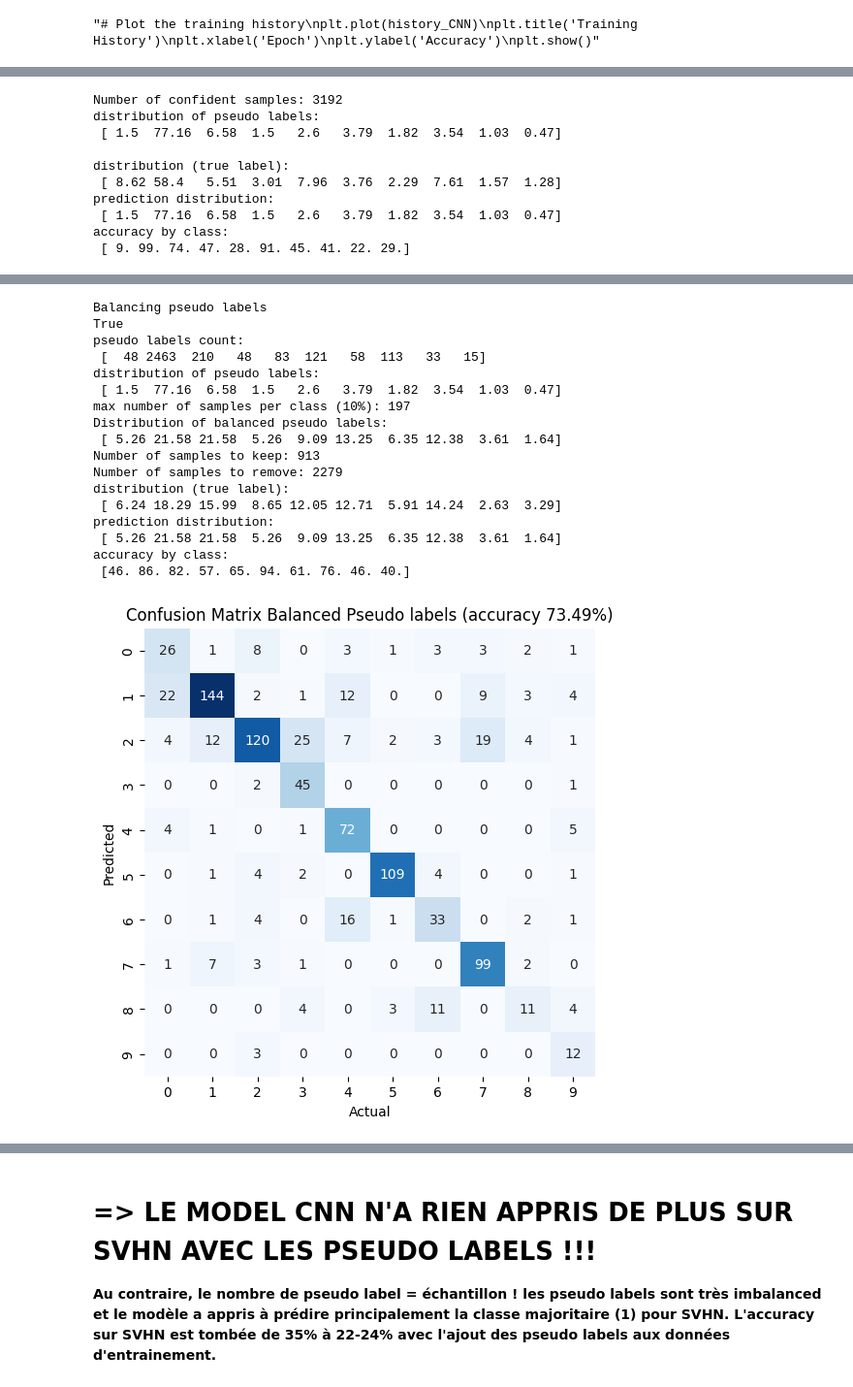
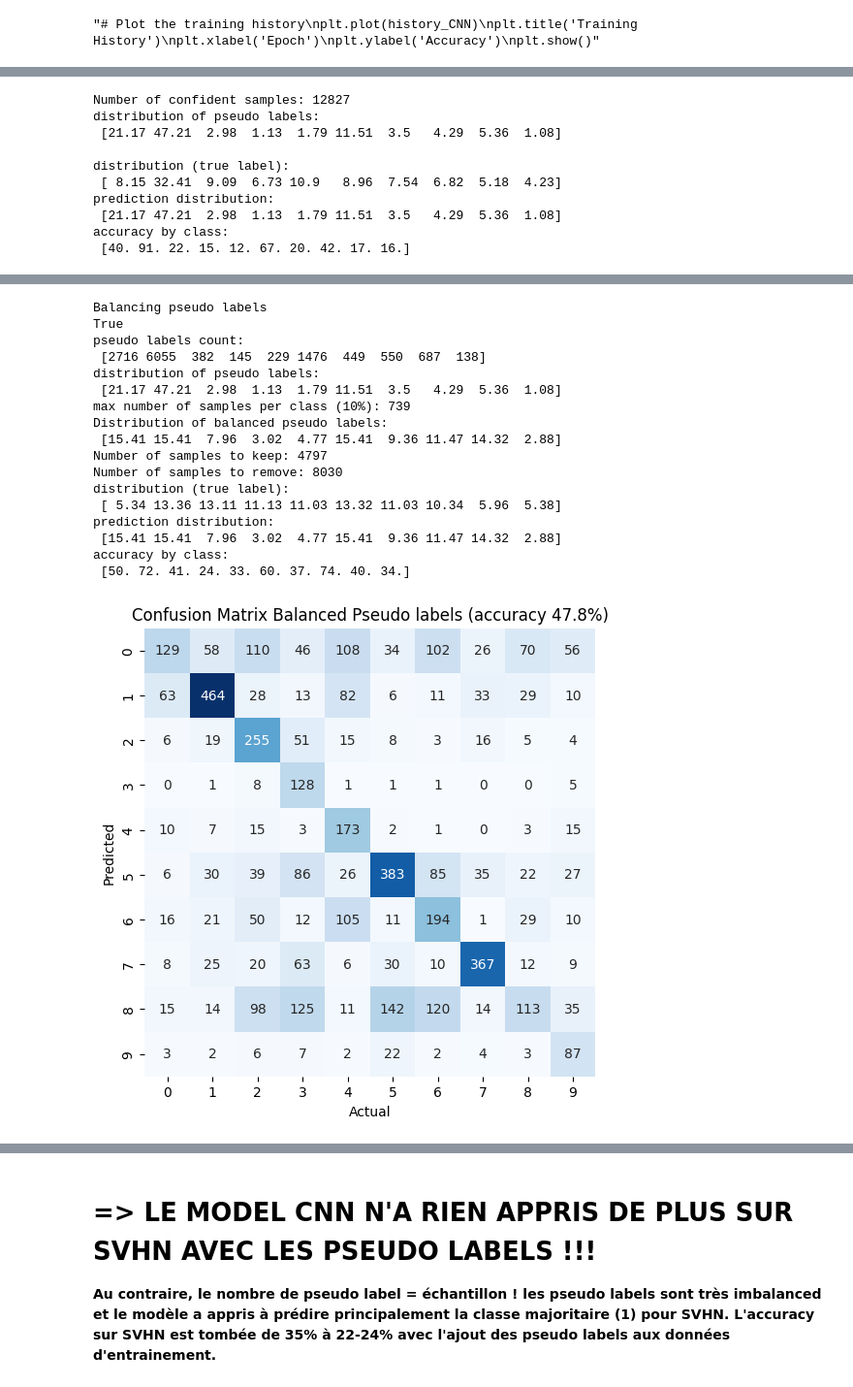
Before and after one commit to anaele-paris/domain_adaptation_MNIST_SVHN, a Jupyter notebook: CNN_CORAL_11-04-2024.ipynb, the cells around one changed output, grey strips where cells are left out. Shown at 97% size. Drawn from its saved outputs; the diff is of its cells as text; code cells hidden in the pictures.

Commit message:
completed CNN_ANN with corolrised MNIST - pseudo labels privded no results

```diff
--- a/CNN_CORAL_11-04-2024.ipynb
+++ b/CNN_CORAL_11-04-2024.ipynb
@@ -142,14 +142,16 @@ class ColorizedMNIST(Dataset):
 #test_mnist_colored = ColorizedMNIST(data, targets, transform=transforms.ToTensor())
 
 import pickle
-with open('mnist_colorized_gray.pkl', 'rb') as f:
-    mnist_colored_gray_img = pickle.load(f)
-print("mnist_colored_gray_img shape type mean, std, min max", mnist_colored_gray_img.shape, mnist_colored_gray_img.dtype, mnist_colored_gray_img.mean(), mnist_colored_gray_img.std(), mnist_colored_gray_img.min(), mnist_colored_gray_img.max())
-train_mnist_colored = ColorizedMNIST(data, targets, transform=transforms.ToTensor())
+with open('mnist_colorized_RGB.pkl', 'rb') as f:
+    data = pickle.load(f)
+print("mnist_colorized_gray TRAIN shape type mean, std, min max",
+      data.shape, data.dtype, data.mean(), data.std(), data.min(), data.max())
+train_mnist_colored = ColorizedMNIST(data, train_mnist_source.targets, transform=transforms.ToTensor())
 
 # Load the MNIST colored test data
-saved_data = torch.load('colorized_mnist_gray_test.pth')
-data = mnist_colored_gray_img
-targets = train_mnist_source.targets
-test_mnist_colored = ColorizedMNIST(data, targets, transform=transforms.ToTensor())
+with open('mnist_colorized_RGB_test.pkl', 'rb') as f:
+    data = pickle.load(f)
+print("mnist_colorized_gray TEST shape type mean, std, min max",
+      data.shape, data.dtype, data.mean(), data.std(), data.min(), data.max())
+test_mnist_colored = ColorizedMNIST(data, test_mnist_source.targets, transform=transforms.ToTensor())
 # %% [output]
@@ -358,9 +359,9 @@ for i in range(10):
 
             axs[i, j].imshow(image, cmap='gray')
         else:
-            image = test_mnist_colored.data[index].cpu().numpy()
-            image_np=image.transpose((1, 2, 0))
-            axs[i, j].imshow(image_np)
+            image = test_mnist_colored.data[index]
+            #image_np=image.transpose((1, 2, 0))
+            axs[i, j].imshow(image)
         axs[i,j].axis('off')
 
     idx = (Yt_train == i).nonzero()[:10].squeeze()
@@ -775,17 +769,17 @@ plt.show()'''
 ##############################################
 
 # Batch Data Loader (Input Pipeline)
-#bs_CNN = 64 # batch size
-#source_loader_train_CNN = torch.utils.data.DataLoader(dataset=test_mnist_source, batch_size=bs_CNN, shuffle=True, drop_last=True)
-#source_loader_test_CNN = torch.utils.data.DataLoader(dataset=test_mnist_source, batch_size=bs_CNN, shuffle=False, drop_last=True)
-#target_loader_train_CNN = torch.utils.data.DataLoader(dataset=train_svhn_target, batch_size=bs_CNN, shuffle=True, drop_last=True)
-#target_loader_test_CNN = torch.utils.data.DataLoader(dataset=test_svhn_target, batch_size=bs_CNN, shuffle=False, drop_last=True)
+bs_CNN = 256 # batch size
+source_loader_train_CNN = torch.utils.data.DataLoader(dataset=test_mnist_source, batch_size=bs_CNN, shuffle=True, drop_last=True)
+source_loader_test_CNN = torch.utils.data.DataLoader(dataset=test_mnist_source, batch_size=bs_CNN, shuffle=False, drop_last=True)
+target_loader_train_CNN = torch.utils.data.DataLoader(dataset=train_svhn_target, batch_size=bs_CNN, shuffle=True, drop_last=True)
+target_loader_test_CNN = torch.utils.data.DataLoader(dataset=test_svhn_target, batch_size=bs_CNN, shuffle=False, drop_last=True)
 
 # Instantiate the model
 model_CNN = CNN().to(device)
 criterion = nn.CrossEntropyLoss()
 optimizer = torch.optim.Adam(model_CNN.parameters(), lr=0.0001)  # !!! DO NOT CHANGE LEARNING RATE IF ADAM OPTIMISER USED !!!
-n_epochs = 3
+n_epochs = 10
 
 # Train the model
 history_CNN = train_CNN(model_CNN, source_loader_train_CNN, source_loader_test_CNN,  optimizer, epochs=n_epochs, lr=0.0001) #!!! KEEP LEARNING RATE = 0.0001 IF ADAM OPTIMISER USED !!!
@@ -828,6 +835,10 @@ predictions: [0 1 2 3 4 5 6 7 8 9]
 #########################################################################
 # 3/ GET PSEUDO LABELS ON SVHN AND RETRAIN MODEL (MNIST + SVHN_confident)
 #########################################################################
+
+#!!!!!!!!!!!!!!!!!!!!!!!!!!!
+threshold=0.55
+#!!!!!!!!!!!!!!!!!!!!!!!!!!!
 
 #---------------------------------------------
 # GET PSEUDO LABELS AND BALANCED PSEUDO LABELS
@@ -838,7 +849,7 @@ Yt_train, Yt_pred_train, Yt_proba_train = get_proba_pred(model_CNN, target_loade
 
 # get pseudo-label indices
 #--------------------------------
-pseudo_labels, confident_indices = generate_pseudo_labels(Yt_pred_train, Yt_proba_train, threshold=0.8) #with 0.55, 2nd label proba at least at 0.45 (=10% margin)
+pseudo_labels, confident_indices = generate_pseudo_labels(Yt_pred_train, Yt_proba_train, threshold=threshold) #with 0.55, 2nd label proba at least at 0.45 (=10% margin)
 
 print('Number of confident samples:', len(confident_indices))
 print('distribution of pseudo labels:\n',np.round(np.bincount(pseudo_labels)/len(confident_indices)*100,2),'\n')
@@ -856,13 +867,13 @@ pseudo_labels_balanced, confident_indices_balanced, confident_indices_to_remove
 Y_confident_balanced = np.array(Yt_train)[confident_indices_balanced] # get true labels for confident data
 cf_pseudo_balanced = get_confusion_matrix(pseudo_labels_balanced, Y_confident_balanced, title='Balanced Pseudo labels')
 # %% [output]
-Number of confident samples: 3192
+Number of confident samples: 12827
 distribution of pseudo labels:
- [ 1.5  77.16  6.58  1.5   2.6   3.79  1.82  3.54  1.03  0.47]
+ [21.17 47.21  2.98  1.13  1.79 11.51  3.5   4.29  5.36  1.08]
 
 distribution (true label):
- [ 8.62 58.4   5.51  3.01  7.96  3.76  2.29  7.61  1.57  1.28]
+ [ 8.15 32.41  9.09  6.73 10.9   8.96  7.54  6.82  5.18  4.23]
 prediction distribution:
- [ 1.5  77.16  6.58  1.5   2.6   3.79  1.82  3.54  1.03  0.47]
+ [21.17 47.21  2.98  1.13  1.79 11.51  3.5   4.29  5.36  1.08]
 accuracy by class:
- [ 9. 99. 74. 47. 28. 91. 45. 41. 22. 29.]
+ [40. 91. 22. 15. 12. 67. 20. 42. 17. 16.]
@@ -870,21 +881,21 @@ accuracy by class:
 Balancing pseudo labels
 True
 pseudo labels count:
- [  48 2463  210   48   83  121   58  113   33   15]
+ [2716 6055  382  145  229 1476  449  550  687  138]
 distribution of pseudo labels:
- [ 1.5  77.16  6.58  1.5   2.6   3.79  1.82  3.54  1.03  0.47]
-max number of samples per class (10%): 197
+ [21.17 47.21  2.98  1.13  1.79 11.51  3.5   4.29  5.36  1.08]
+max number of samples per class (10%): 739
 Distribution of balanced pseudo labels:
- [ 5.26 21.58 21.58  5.26  9.09 13.25  6.35 12.38  3.61  1.64]
-Number of samples to keep: 913
-Number of samples to remove: 2279
+ [15.41 15.41  7.96  3.02  4.77 15.41  9.36 11.47 14.32  2.88]
+Number of samples to keep: 4797
+Number of samples to remove: 8030
 distribution (true label):
- [ 6.24 18.29 15.99  8.65 12.05 12.71  5.91 14.24  2.63  3.29]
+ [ 5.34 13.36 13.11 11.13 11.03 13.32 11.03 10.34  5.96  5.38]
 prediction distribution:
- [ 5.26 21.58 21.58  5.26  9.09 13.25  6.35 12.38  3.61  1.64]
+ [15.41 15.41  7.96  3.02  4.77 15.41  9.36 11.47 14.32  2.88]
 accuracy by class:
- [46. 86. 82. 57. 65. 94. 61. 76. 46. 40.]
+ [50. 72. 41. 24. 33. 60. 37. 74. 40. 34.]
-[figure, old version]
+[figure, new version]
 # %%
 #------------------------------------------------------------------
 # 3.1 CREATE NEW DATASET WITH CONFIDENT IMAGES & RETRAIN CNN MODEL
```
Also changed, not shown: parts of 22 cells of this notebook, 1 other file.
